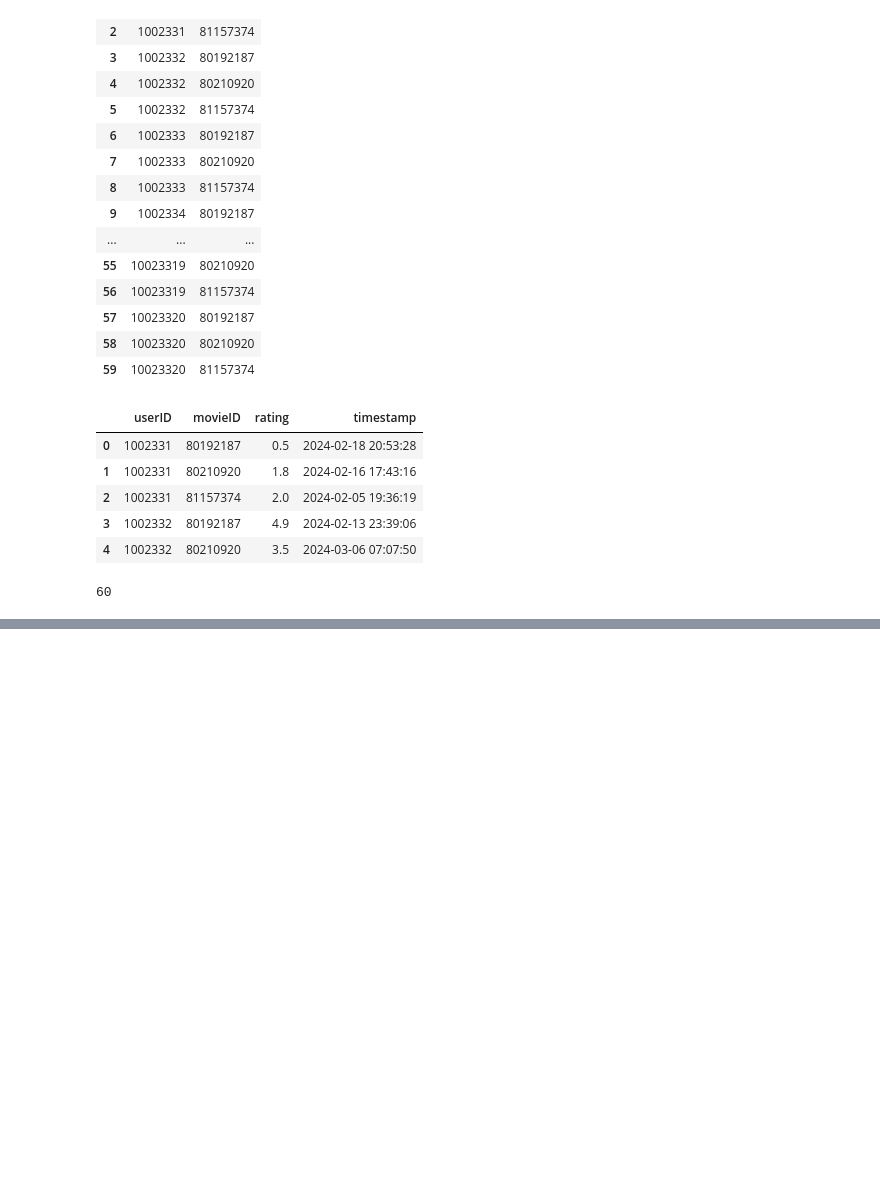
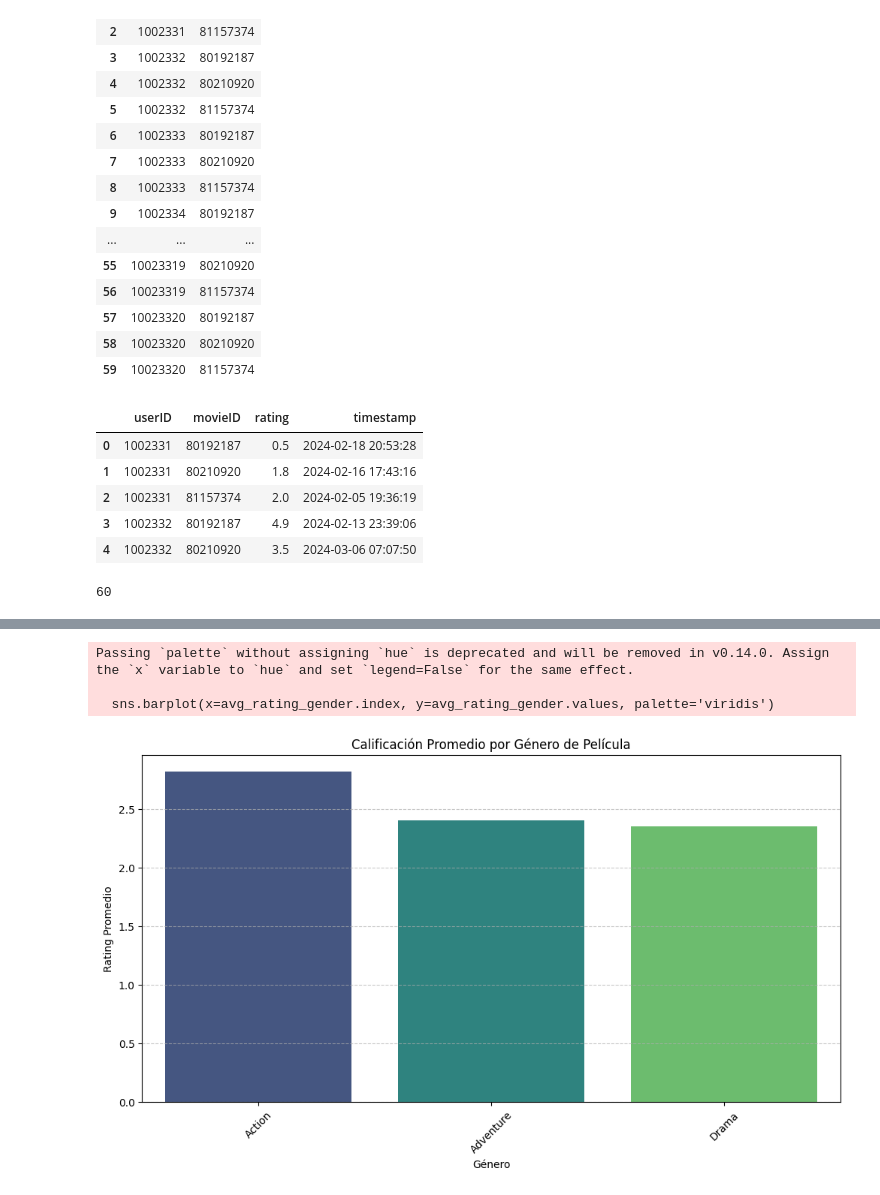
Before and after one commit to GonzaloGut/dep29Analisis_Datos, a Jupyter notebook: Sesion3/ETL/ETL.ipynb, the cells around one changed output, grey strips where cells are left out. Cells and saved outputs as stored; diff of their text form; code cells hidden in the pictures; blank space fills up the shorter version.

```diff
--- a/Sesion3/ETL/ETL.ipynb
+++ b/Sesion3/ETL/ETL.ipynb
@@ -246,0 +273,23 @@ watchs_data.to_sql("FactWatchs", conn, if_exists='append', index=False)
+# %%
+# Integración de Datos (Data Merging)
+# Unimos la tabla de hechos con las dimensiones para tener el contexto completo
+# Primero unimos con películas y luego con usuarios
+df_final = pd.merge(watchs_data, movie_data, on='movieID')
+df_final = pd.merge(df_final, users, on='userID')
+# %%
+
+# A. Análisis de Popularidad por Género (Basado en Ratings)
+plt.figure(figsize=(12, 6))
+avg_rating_gender = df_final.groupby('gender')['rating'].mean().sort_values(ascending=False)
+sns.barplot(x=avg_rating_gender.index, y=avg_rating_gender.values, palette='viridis')
+plt.title('Calificación Promedio por Género de Película')
+plt.xlabel('Género')
+plt.ylabel('Rating Promedio')
+plt.xticks(rotation=45)
+plt.grid(axis='y', linestyle='--', alpha=0.7)
+plt.show()
+# %% [output]
+Passing `palette` without assigning `hue` is deprecated and will be removed in v0.14.0. Assign the `x` variable to `hue` and set `legend=False` for the same effect.
+
+  sns.barplot(x=avg_rating_gender.index, y=avg_rating_gender.values, palette='viridis')
+[figure, added]
```
Also changed, not shown: parts of 5 cells of this notebook.
